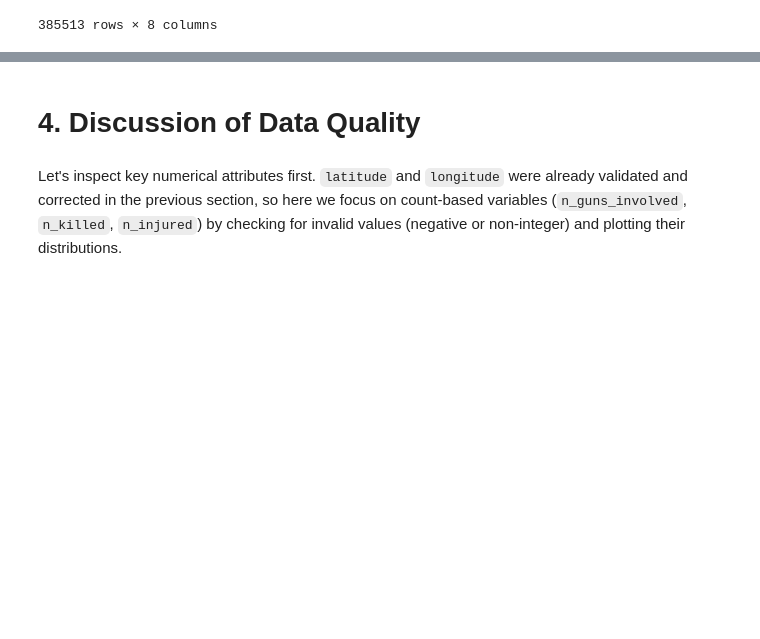
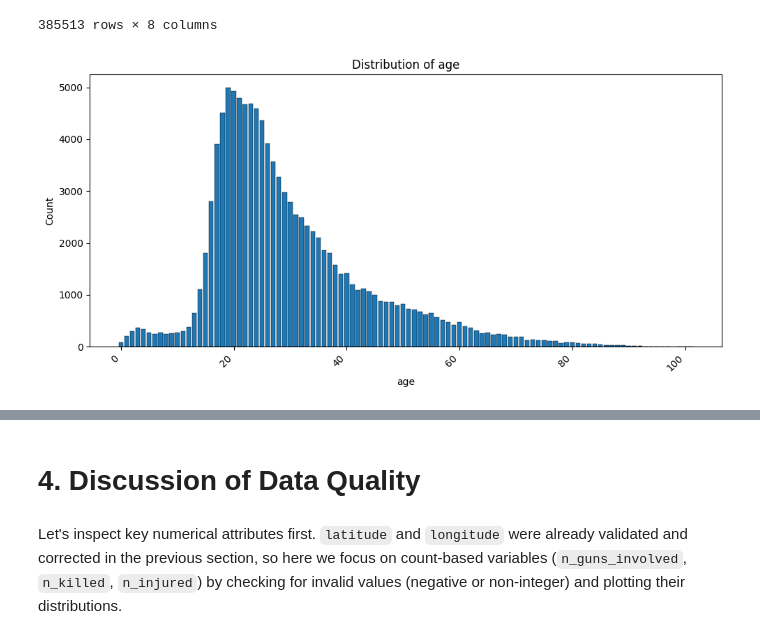
Before and after one commit to Neukz/gun-violence-analysis, a Jupyter notebook: 01_problem_and_data_understanding.ipynb, the cells around one changed output, grey strips where cells are left out. Cells and saved outputs as stored; diff of their text form; code cells hidden in the pictures; blank space fills up the shorter version.

```diff
--- a/01_problem_and_data_understanding.ipynb
+++ b/01_problem_and_data_understanding.ipynb
@@ -603,3 +603,7 @@ person_df
 | 1081940p0 | 1081940 | 0 | Victim | Killed | Female | 58.0 | Adult 18+ | Marie Lancaster Hale |
 | 1081940p1 | 1081940 | 1 | Subject-Suspect | Killed | Male | 62.0 | Adult 18+ | William Hale |
 385513 rows × 8 columns
+# %%
+plot_barplot(person_df[person_df['type'] == 'Victim']['age'])
+# %% [output]
+[figure, added]
```
Also changed, not shown: parts of 2 cells of this notebook.
